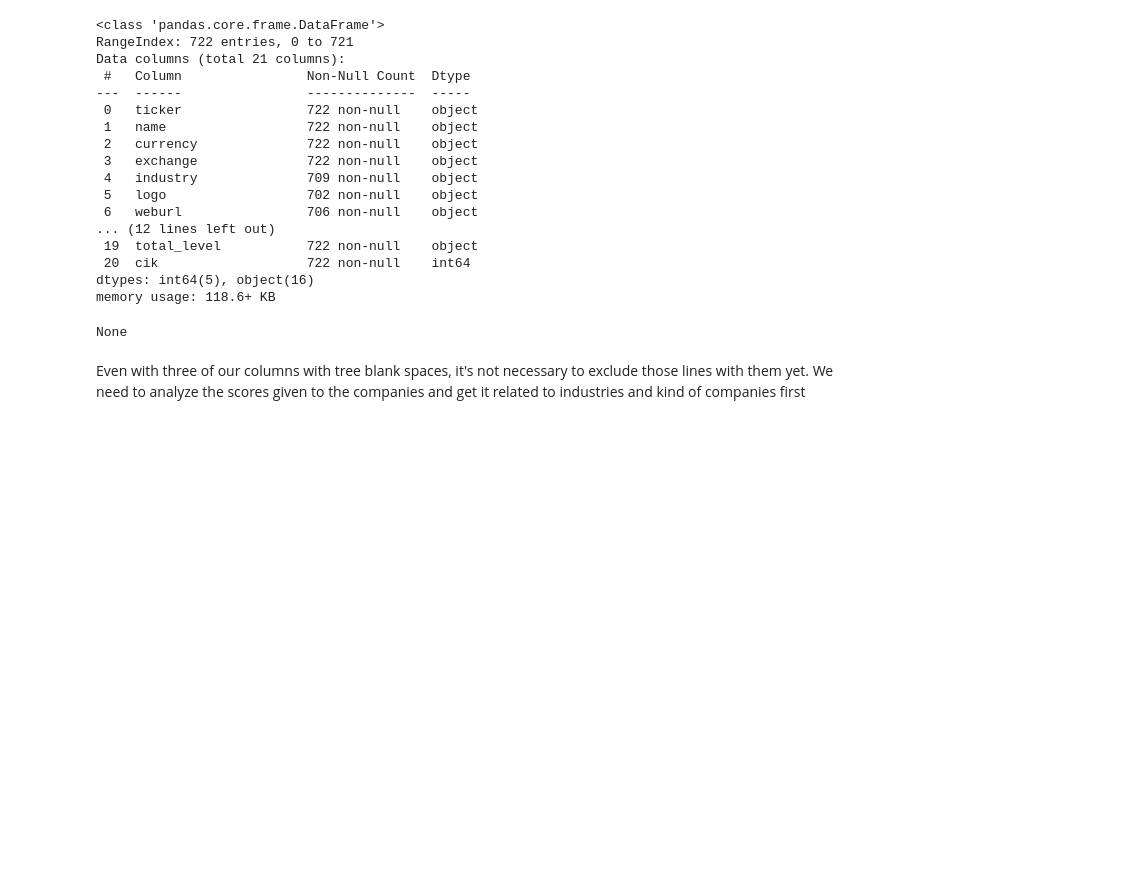
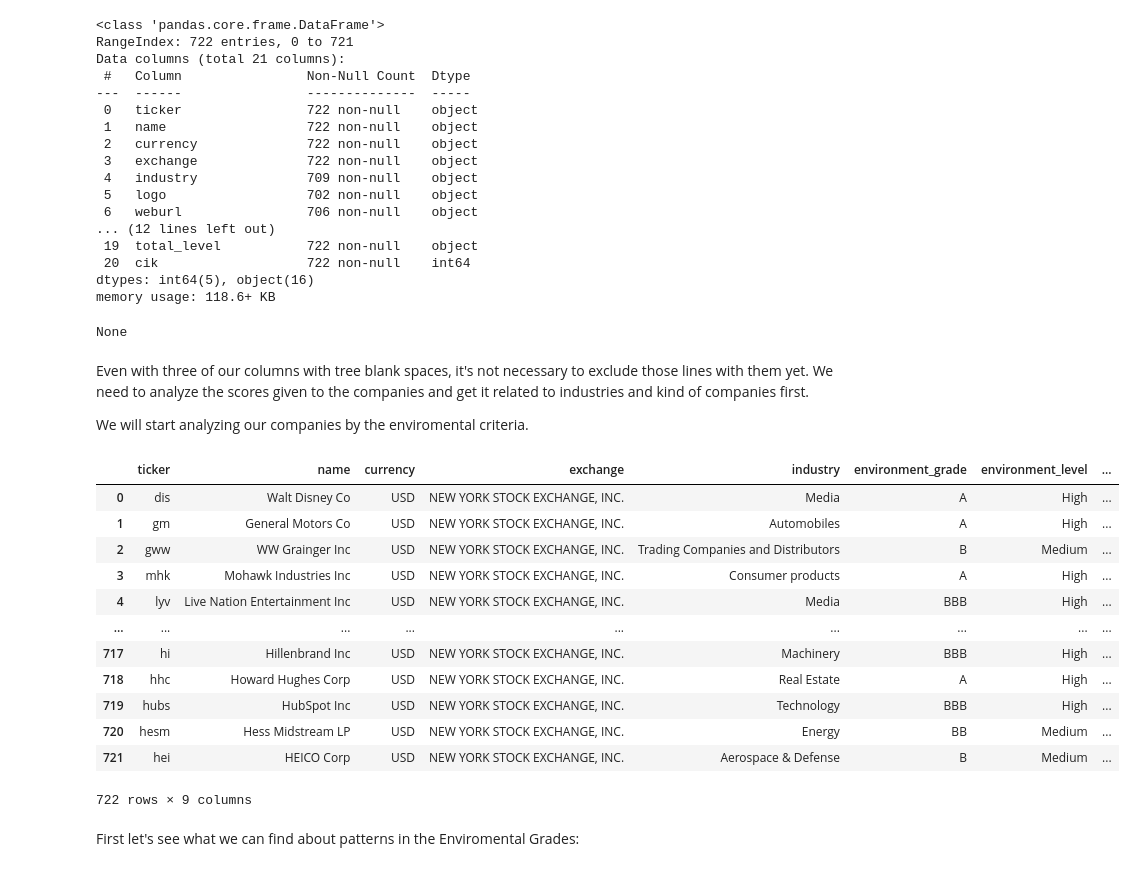
Before and after one commit to pedrocfontenele/Public-Company-ESG-Ratings-Datas, a Jupyter notebook: Untitled-1.ipynb, the cells around one changed output. Saved outputs shown, nothing was run; the diff lists cells and outputs as text; code cells hidden in the pictures; blank space fills up the shorter version.

Commit message:
Update Untitled-1.ipynb
Trying to find the right method to analyze, doing some calcs.

```diff
--- a/Untitled-1.ipynb
+++ b/Untitled-1.ipynb
@@ -50,4 +50,26 @@ dtypes: int64(5), object(16)
 memory usage: 118.6+ KB
 None
 # %% [markdown]
-Even with three of our columns with tree blank spaces, it's not necessary to exclude those lines with them yet. We need to analyze the scores given to the companies and get it related to industries and kind of companies first
+Even with three of our columns with tree blank spaces, it's not necessary to exclude those lines with them yet. We need to analyze the scores given to the companies and get it related to industries and kind of companies first.
+
+We will start analyzing our companies by the enviromental criteria.
+# %%
+df_enviromental=df.drop(['total_grade', 'social_grade', 'social_level', 'governance_grade', 'governance_level', 'social_score', 'governance_score', 'total_score', 'total_grade', 'logo', 'weburl', 'total_level', 'cik'], axis=1)
+
+display(df_enviromental)
+# %% [output]
+|  | ticker | name | currency | exchange | industry | environment_grade | environment_level | ... |
+| 0 | dis | Walt Disney Co | USD | NEW YORK STOCK EXCHANGE, INC. | Media | A | High | ... |
+| 1 | gm | General Motors Co | USD | NEW YORK STOCK EXCHANGE, INC. | Automobiles | A | High | ... |
+| 2 | gww | WW Grainger Inc | USD | NEW YORK STOCK EXCHANGE, INC. | Trading Companies and Distributors | B | Medium | ... |
+| 3 | mhk | Mohawk Industries Inc | USD | NEW YORK STOCK EXCHANGE, INC. | Consumer products | A | High | ... |
+| 4 | lyv | Live Nation Entertainment Inc | USD | NEW YORK STOCK EXCHANGE, INC. | Media | BBB | High | ... |
+| ... | ... | ... | ... | ... | ... | ... | ... | ... |
+| 717 | hi | Hillenbrand Inc | USD | NEW YORK STOCK EXCHANGE, INC. | Machinery | BBB | High | ... |
+| 718 | hhc | Howard Hughes Corp | USD | NEW YORK STOCK EXCHANGE, INC. | Real Estate | A | High | ... |
+| 719 | hubs | HubSpot Inc | USD | NEW YORK STOCK EXCHANGE, INC. | Technology | BBB | High | ... |
+| 720 | hesm | Hess Midstream LP | USD | NEW YORK STOCK EXCHANGE, INC. | Energy | BB | Medium | ... |
+| 721 | hei | HEICO Corp | USD | NEW YORK STOCK EXCHANGE, INC. | Aerospace & Defense | B | Medium | ... |
+722 rows × 9 columns
+# %% [markdown]
+First let's see what we can find about patterns in the Enviromental Grades:
```
Also changed, not shown: parts of 4 cells of this notebook.
